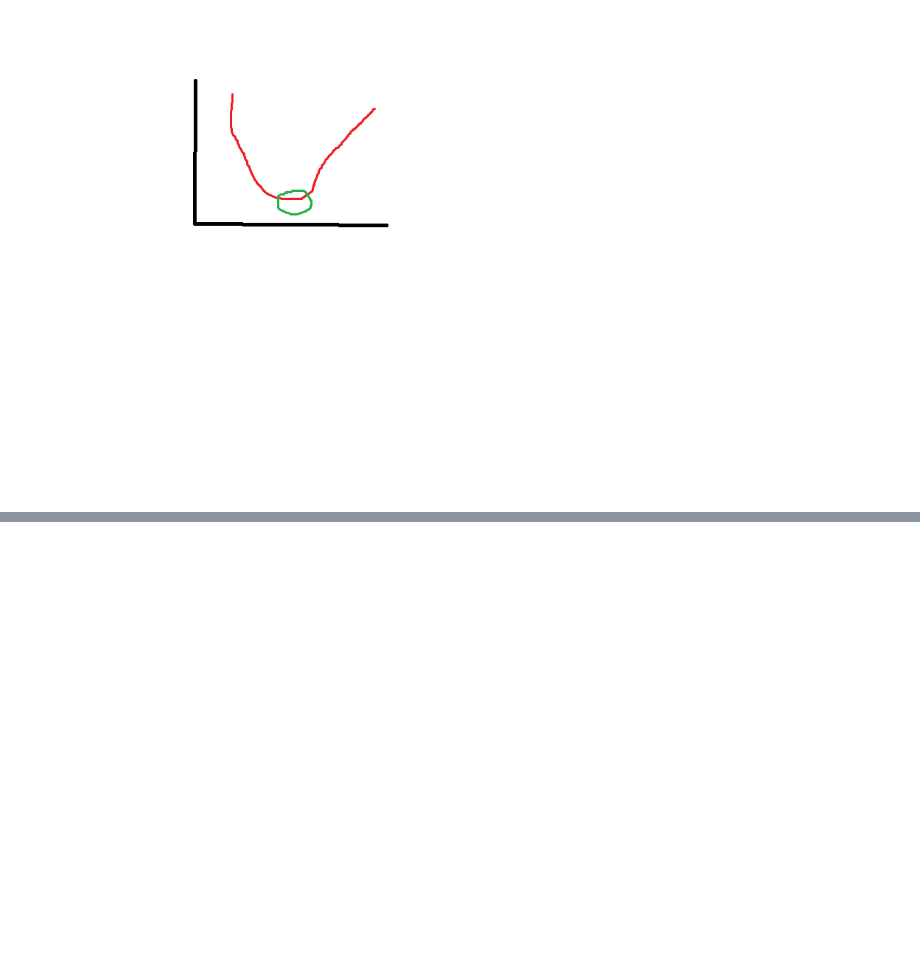
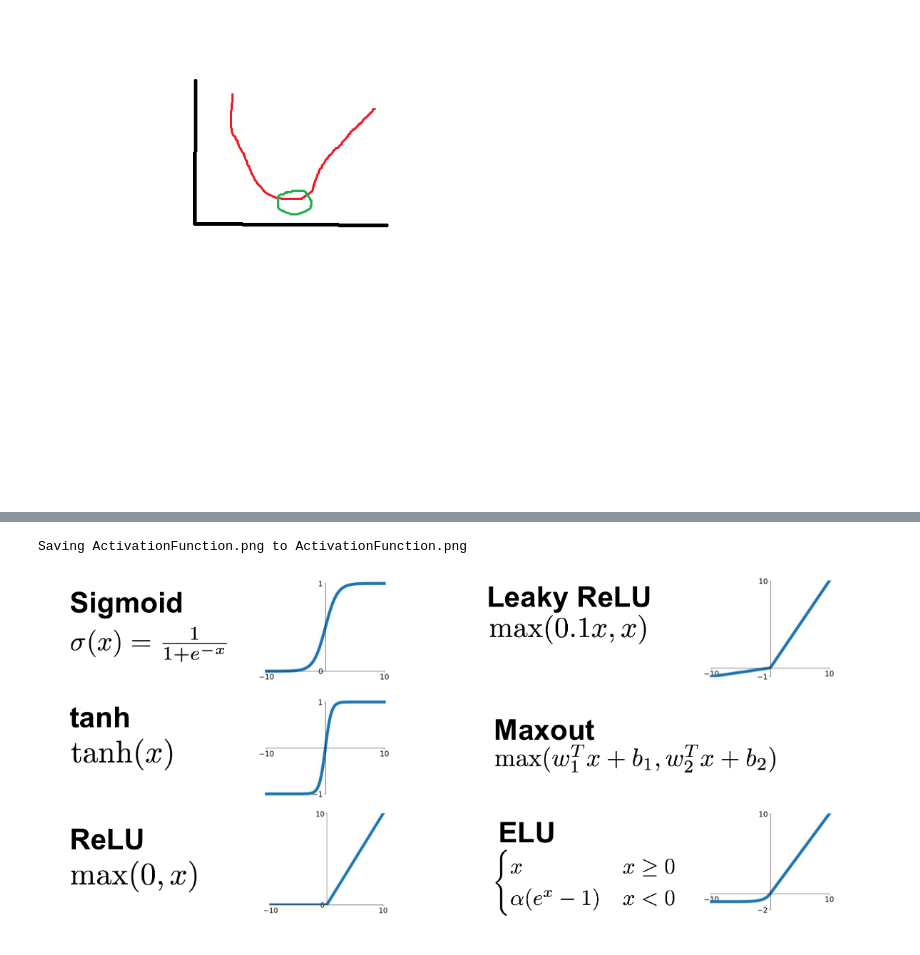
Before and after one commit to MarkNCI/Machine-Learning, a Jupyter notebook: TensorFlow/General Notes/Deep_Learning_Notes.ipynb, the cells around one changed output, grey strips where cells are left out. Cells and saved outputs as stored; diff of their text form; code cells hidden in the pictures; blank space fills up the shorter version.

```diff
--- a/TensorFlow/General Notes/Deep_Learning_Notes.ipynb
+++ b/TensorFlow/General Notes/Deep_Learning_Notes.ipynb
@@ -27,0 +59,25 @@ Image('GradientDescent.png')
+# %%
+## Activation Functions
+# Determines neurons output based on it's inputs
+# Replaced steps as theirs no gradient in gradient descent
+
+## Examples:
+# Sigmoid or Logistic Activation
+# Sigmoid Function curve looks like a S-shape
+# Exists between 0 and 1. As probabilites exists between this range is good choice
+
+# Tanh or Hyperbolic Tangent Activation
+# Similar to Sigmoid, butween range is -1 to 1
+# Good for classifications
+
+# ReLU (Rectified Linear Unit)
+# Most used, especially in CNN and Deep Learning
+# Leaky Relu and Noisy Relu increase accuracy
+
+# Exponential Linear Unit gaining popularity
+
+from IPython.display import Image
+from google.colab import files
+#files.upload()
+Image('ActivationFunction.png')
+# %% [output]
@@ -27,0 +85,2 @@ Image('GradientDescent.png')
+Saving ActivationFunction.png to ActivationFunction.png
+[figure, added]
```
Also changed, not shown: parts of 4 cells of this notebook.
